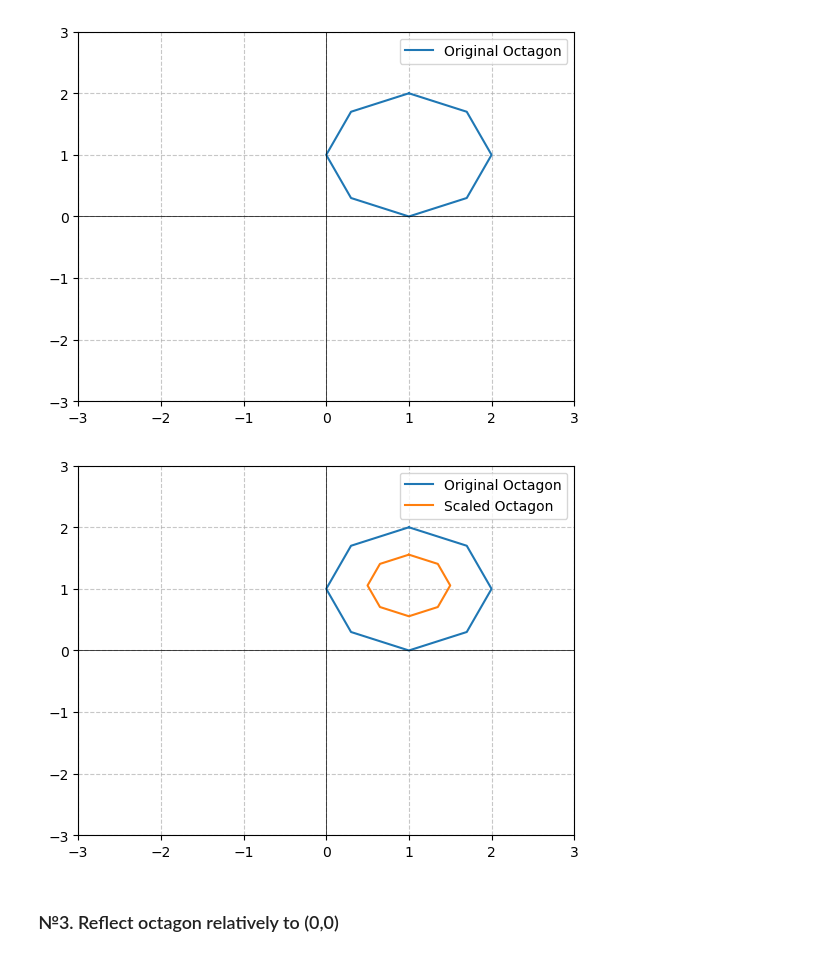
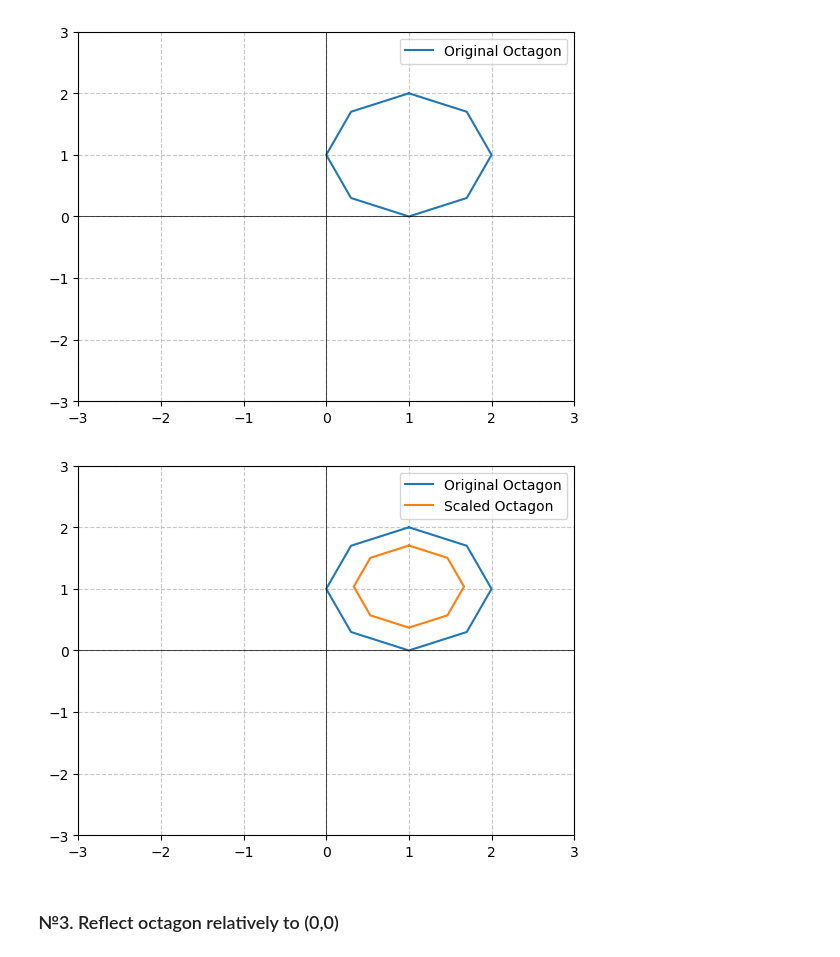
Before and after one commit to darenky/Computer_Graphics, a Jupyter notebook: lab1/Lab1_CG.ipynb, the cells around one changed output. Drawn from its saved outputs; the diff is of its cells as text; code cells hidden in the pictures.

```diff
--- a/lab1/Lab1_CG.ipynb
+++ b/lab1/Lab1_CG.ipynb
@@ -23,28 +23,26 @@ plt.show()
 # %%
 def scale2(a, b):
     return np.array([[a, 0], [0, b]]) * np.array([[1, 1], [1, 1]])
 
-octagon = np.array([[1, 1.7, 2, 1.7, 1, 0.3, 0, 0.3, 1], [2, 1.7, 1, 0.3, 0, 0.3, 1, 1.7, 2]])
-
 plt.plot(octagon[0, :], octagon[1, :], label='Original Octagon')
 
-scale_x = 0.5
-scale_y = 0.5
+scale_x = 2/3
+scale_y = 2/3
 
 center_of_mass = np.mean(octagon, axis=1, keepdims=True)
-scaled_octagon = center_of_mass + scale2(scale_x, scale_y) @ (octagon - center_of_mass)
+scaled_octagon = center_of_mass + np.dot(scale2(scale_x, scale_y),(octagon - center_of_mass))
 
 plt.plot(scaled_octagon[0, :], scaled_octagon[1, :], label='Scaled Octagon')
 
 plt.xlim([-3, 3])
 plt.ylim([-3, 3])
 plt.axhline(0, color='black', linewidth=0.5)
 plt.axvline(0, color='black', linewidth=0.5)
 plt.grid(True, linestyle='--', alpha=0.7)
 plt.legend()
 plt.show()
 # %% [output]
-[figure, old version]
+[figure, new version]
 # %% [markdown]
 ### №3. Reflect octagon relatively to (0,0)
 # %%
```
Also changed, not shown: parts of 6 cells of this notebook.
